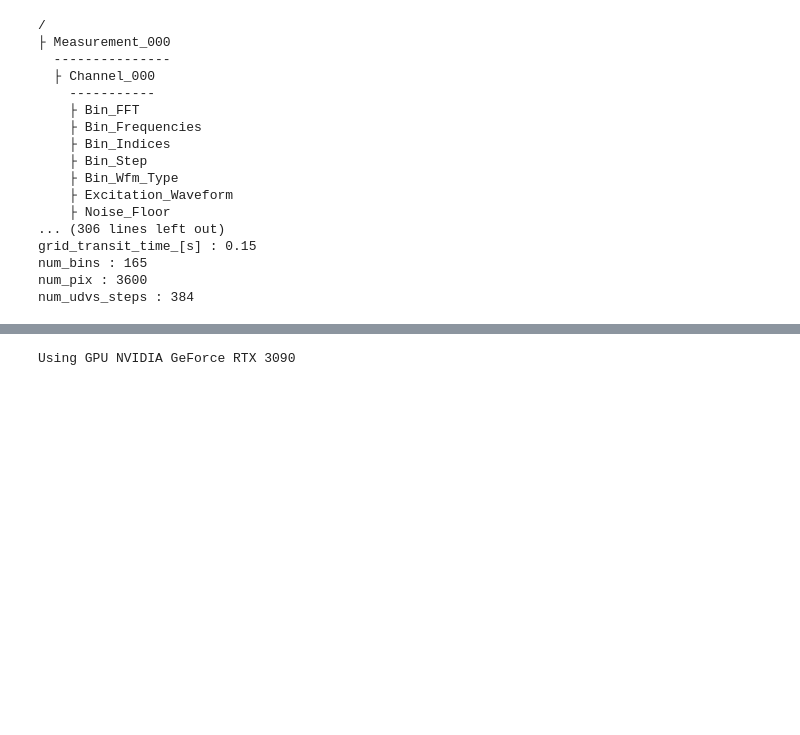
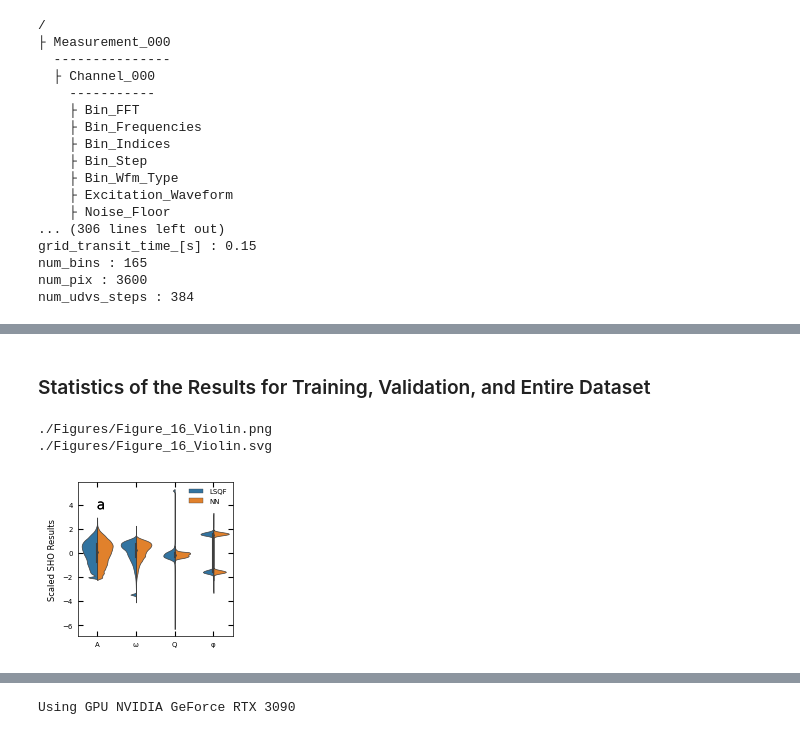
Before and after one commit to m3-learning/m3_learning, a Jupyter notebook: m3_learning/papers/2023_Rapid_Fitting/Nosiy_data_Visualization.ipynb, the cells around one changed output, grey strips where cells are left out. Drawn from its saved outputs; the diff is of its cells as text; code cells hidden in the pictures; blank space fills up the shorter version.

Commit message:
update after training

```diff
--- a/m3_learning/papers/2023_Rapid_Fitting/Nosiy_data_Visualization.ipynb
+++ b/m3_learning/papers/2023_Rapid_Fitting/Nosiy_data_Visualization.ipynb
@@ -85,0 +100,17 @@ dataset.NN_data
+# %%
+X_data, Y_data = dataset.NN_data()
+LSQF_ = {'resampled': True,
+                'raw_format': 'complex',
+                'fitter': 'LSQF',
+                'scaled': True,
+                'output_shape': 'index',
+                'measurement_state': 'all',
+                'resampled_bins': 165,
+                'LSQF_phase_shift': np.pi / 2,
+                'NN_phase_shift': np.pi / 2,
+                'noise': 0}
+
+data = (LSQF_, X_data, X_test, X_train)
+labels = ["LSQF", "Full Data", "Test Data", "Train Data"]
+
+model.print_mse(data, labels)
@@ -85,0 +202,18 @@ dataset.NN_data
+# %% [markdown]
+### Statistics of the Results for Training, Validation, and Entire Dataset
+# %%
+true_state = {
+    "fitter": "LSQF",
+    "raw_format": "complex",
+    "resampled": True,
+    "scaled": True,
+    "output_shape": "index",
+    "measurement_state": "all",
+}
+
+
+BE_viz.violin_plot_comparison(true_state, model, X_data, filename="Figure_16_Violin")
+# %% [output]
+./Figures/Figure_16_Violin.png
+./Figures/Figure_16_Violin.svg
+[figure, added]
```
Also changed, not shown: parts of 23 cells of this notebook, 9 other files.
